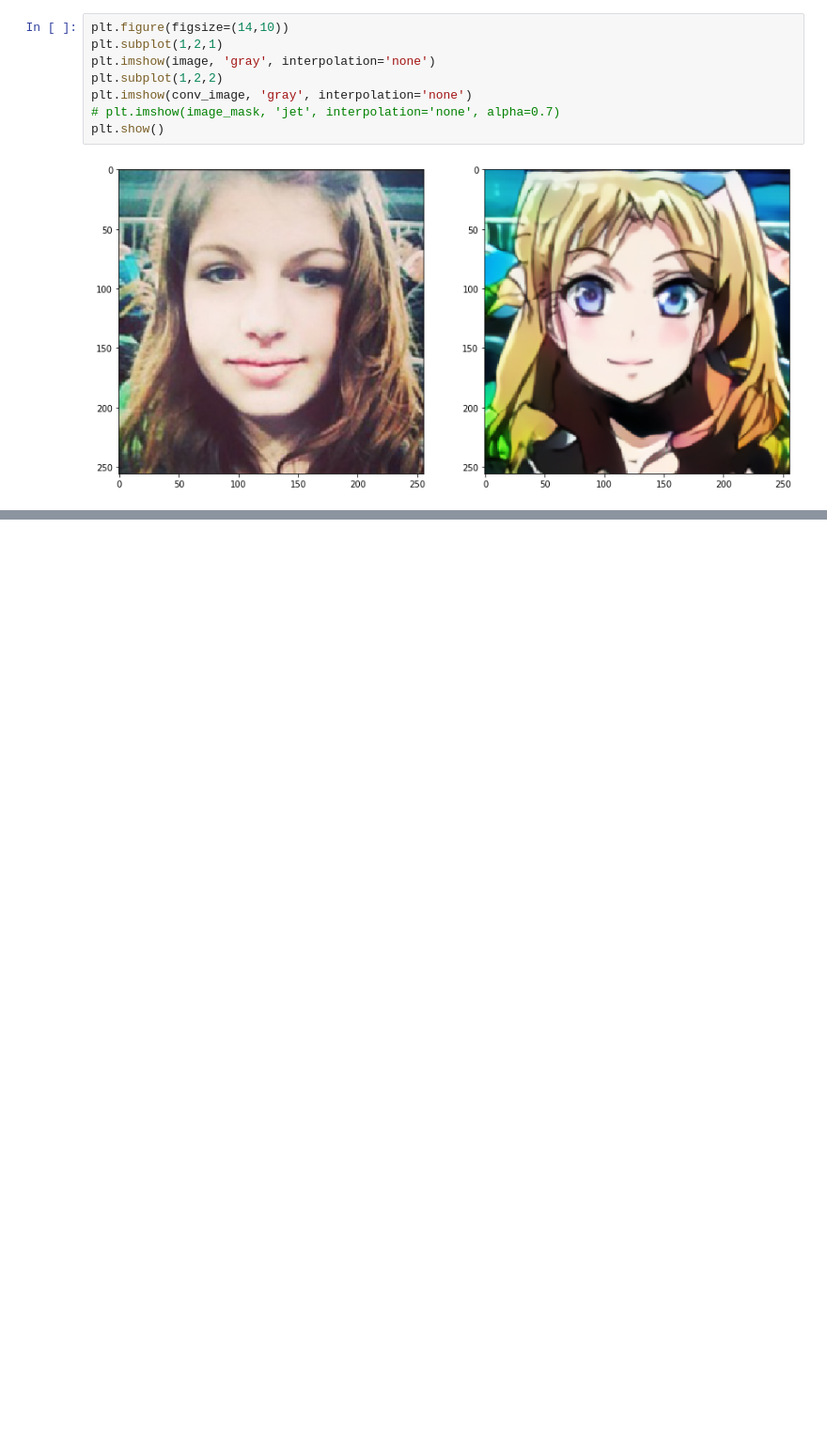
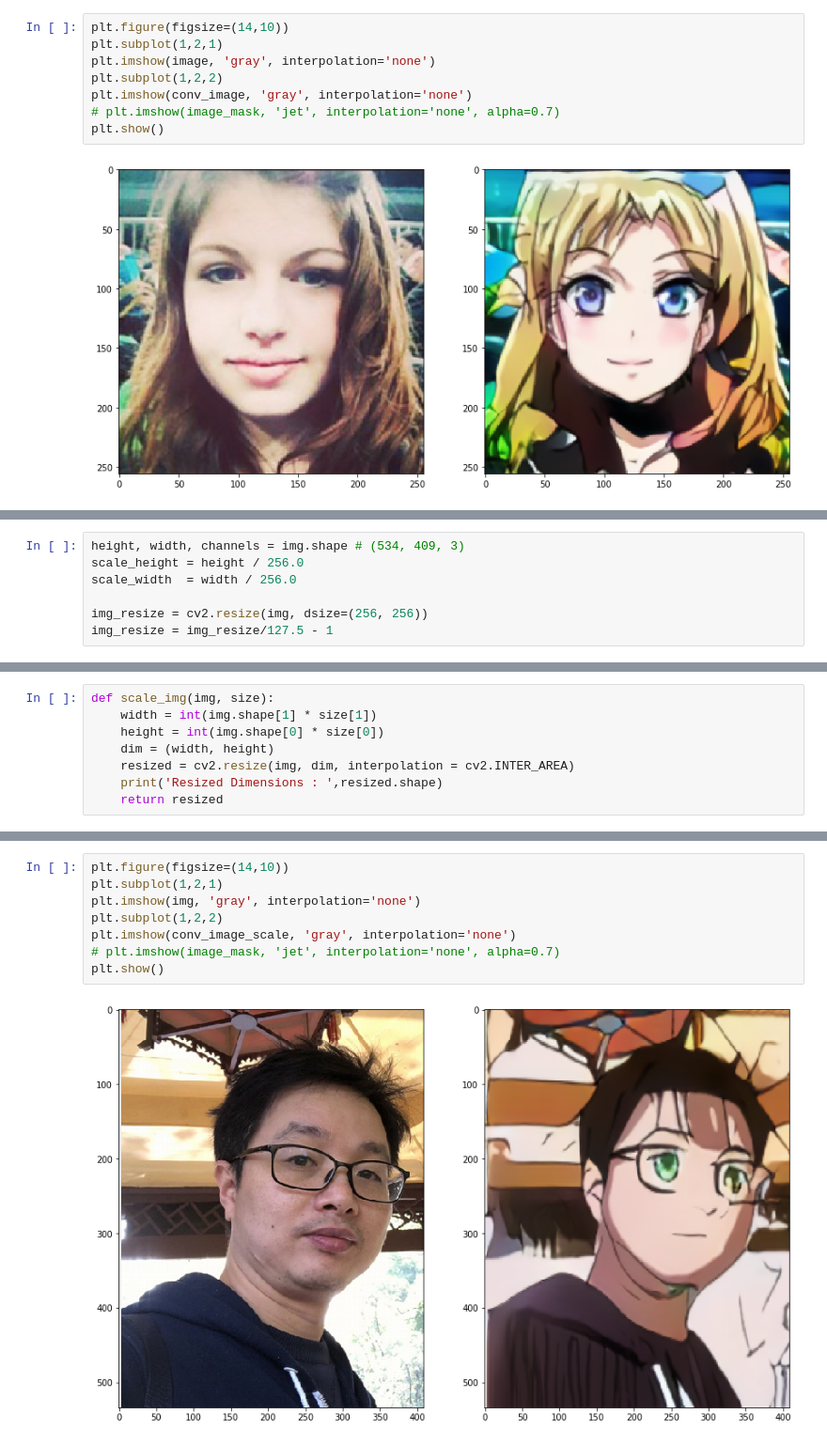
Before and after one commit to flavorfan/ml-playground, a Jupyter notebook: interesting/ugatit_client.ipynb, the cells around one changed output, grey strips where cells are left out. Shown at 94% size. Cells and saved outputs as stored; diff of their text form; blank space fills up the shorter version.

```diff
--- a/interesting/ugatit_client.ipynb
+++ b/interesting/ugatit_client.ipynb
@@ -260,0 +278,7 @@ plt.show()
+# %%
+height, width, channels = img.shape # (534, 409, 3)
+scale_height = height / 256.0
+scale_width  = width / 256.0
+
+img_resize = cv2.resize(img, dsize=(256, 256))
+img_resize = img_resize/127.5 - 1
@@ -260,0 +290,8 @@ plt.show()
+# %%
+def scale_img(img, size):
+    width = int(img.shape[1] * size[1])
+    height = int(img.shape[0] * size[0])
+    dim = (width, height)
+    resized = cv2.resize(img, dim, interpolation = cv2.INTER_AREA)
+    print('Resized Dimensions : ',resized.shape)
+    return resized
@@ -260,0 +302,10 @@ plt.show()
+# %%
+plt.figure(figsize=(14,10))
+plt.subplot(1,2,1)
+plt.imshow(img, 'gray', interpolation='none')
+plt.subplot(1,2,2)
+plt.imshow(conv_image_scale, 'gray', interpolation='none')
+# plt.imshow(image_mask, 'jet', interpolation='none', alpha=0.7)
+plt.show()
+# %% [output]
+[figure, added]
```
Also changed, not shown: parts of 6 cells of this notebook.
